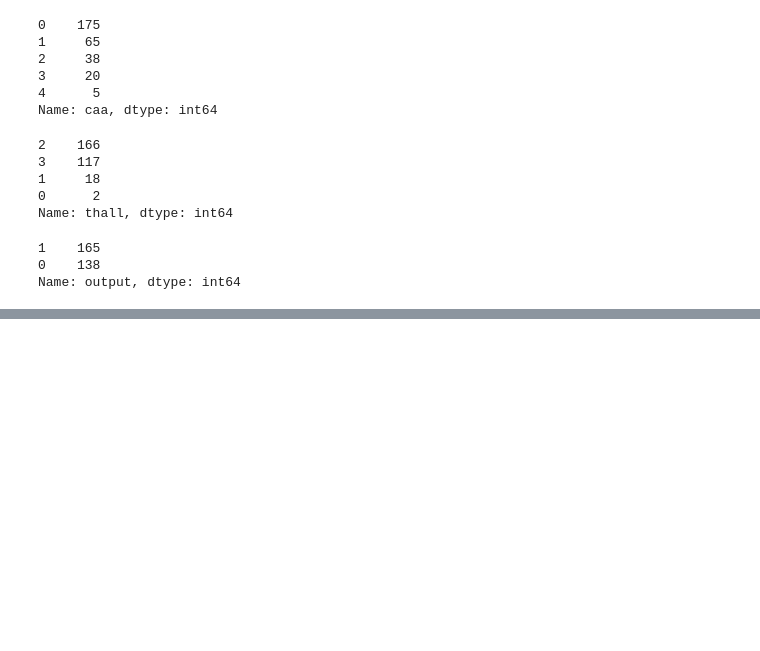
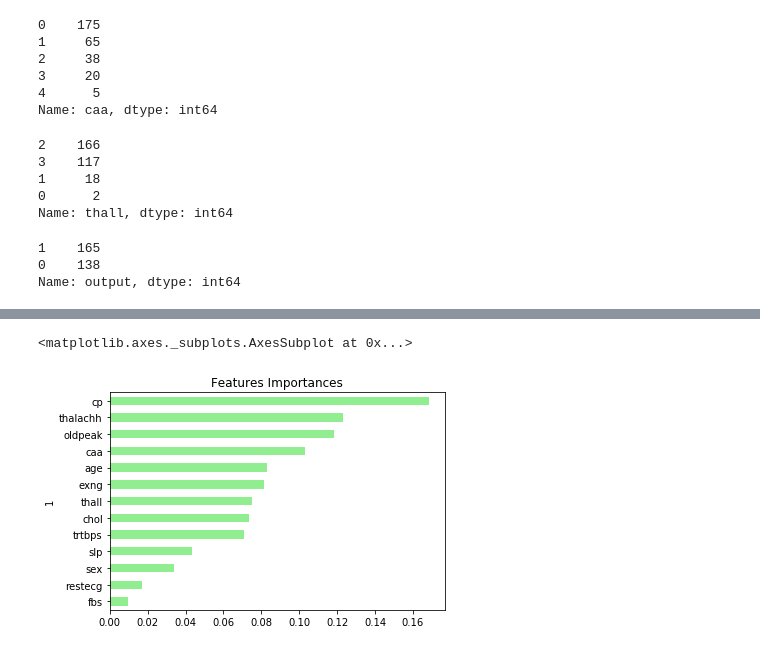
Before and after one commit to SandraBotica/ML_Project_4, a Jupyter notebook: heart.ipynb, the cells around one changed output, grey strips where cells are left out. Cells and saved outputs as stored; diff of their text form; code cells hidden in the pictures; blank space fills up the shorter version.

Commit message:
logistic regression complete and readme edited

```diff
--- a/heart.ipynb
+++ b/heart.ipynb
@@ -205,0 +249,4 @@ Name: output, dtype: int64
+# %%
+# Split into testing and training sets using train_test_split
+# Assign a random_state of 1 to the function
+X_train, X_test, y_train, y_test = train_test_split(X, y, random_state=1, stratify =1)
@@ -205,0 +259,7 @@ Name: output, dtype: int64
+# %%
+# Declare a logistic regression model.
+# Apply a random_state of 1 to the model
+classifier = LogisticRegression(solver='lbfgs',random_state=1)
+
+# Fit and save the logistic regression model using the training data
+classifier.fit(X_train, y_train)
@@ -205,0 +482,7 @@ Name: output, dtype: int64
+# %%
+# Create a random forest classifier
+rf_model = RandomForestClassifier(n_estimators=500, random_state=78)
+# %%
+# Fitting the model
+# rf_model = rf_model.fit(X_train_scaled, y_train)
+rf_model = rf_model.fit(X_train, y_train)
@@ -205,0 +543,11 @@ Name: output, dtype: int64
+# %%
+# Visualize the features by importance
+importances_df = pd.DataFrame(sorted(zip(rf_model.feature_importances_, X.columns), reverse=True))
+importances_df.set_index(importances_df[1], inplace=True)
+importances_df.drop(columns=1, inplace=True)
+importances_df.rename(columns={0: 'Feature Importances'}, inplace=True)
+importances_sorted = importances_df.sort_values(by='Feature Importances')
+importances_sorted.plot(kind='barh', color='lightgreen', title= 'Features Importances', legend=False)
+# %% [output]
+<matplotlib.axes._subplots.AxesSubplot at 0x...>
+[figure, added]
```
Also changed, not shown: parts of 53 cells of this notebook, 2 other files.
